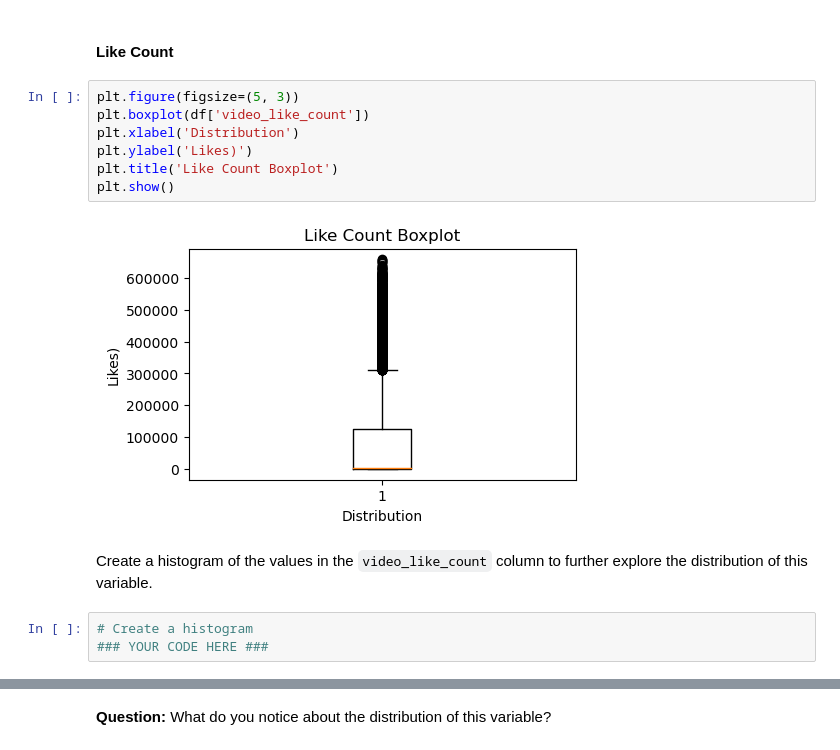
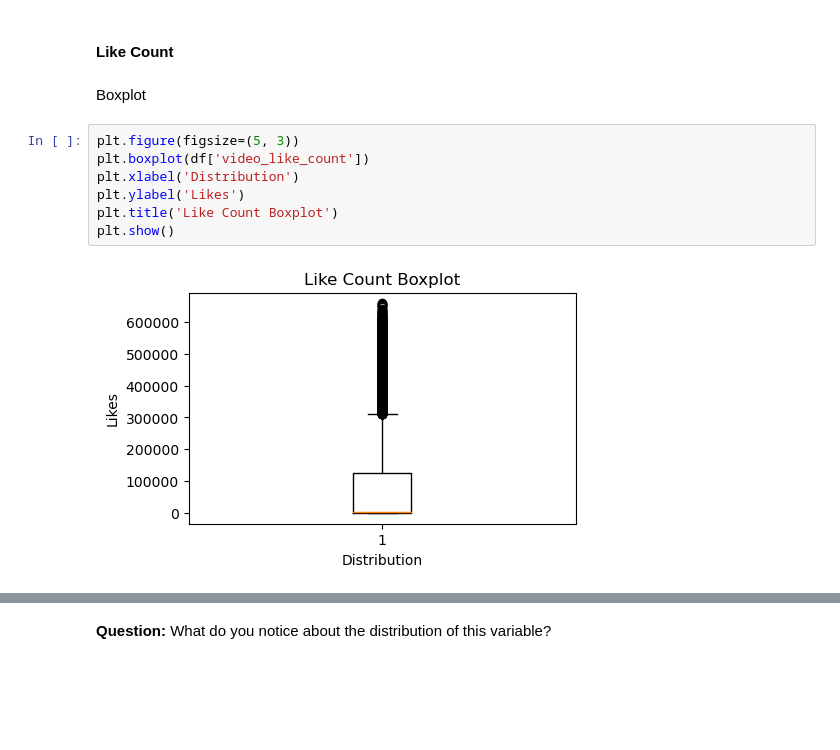
Before and after one commit to lenifilgueira/TikTok-EDA-and-Data-Visualization-Project, a Jupyter notebook: EDA and Data Visualization - TikTok.ipynb, the cells around one changed output, grey strips where cells are left out. Drawn from its saved outputs; the diff is of its cells as text; blank space fills up the shorter version.

```diff
--- a/EDA and Data Visualization - TikTok.ipynb
+++ b/EDA and Data Visualization - TikTok.ipynb
@@ -184,17 +192,14 @@ plt.show()
 **Question:** What do you notice about the distribution of this variable?
 # %% [markdown]
 #### Like Count
+# %% [markdown]
+Boxplot
 # %%
 plt.figure(figsize=(5, 3))
 plt.boxplot(df['video_like_count'])
 plt.xlabel('Distribution')
-plt.ylabel('Likes)')
+plt.ylabel('Likes')
 plt.title('Like Count Boxplot')
 plt.show()
 # %% [output]
-[figure, old version]
+[figure, new version]
-# %% [markdown]
-Create a histogram of the values in the `video_like_count` column to further explore the distribution of this variable.
-# %%
-# Create a histogram
-### YOUR CODE HERE ###
```
Also changed, not shown: parts of 76 cells of this notebook.
